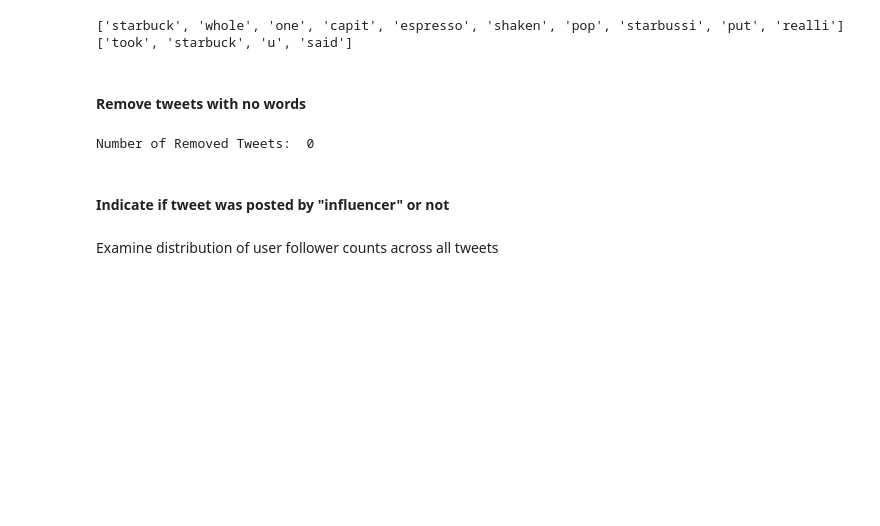
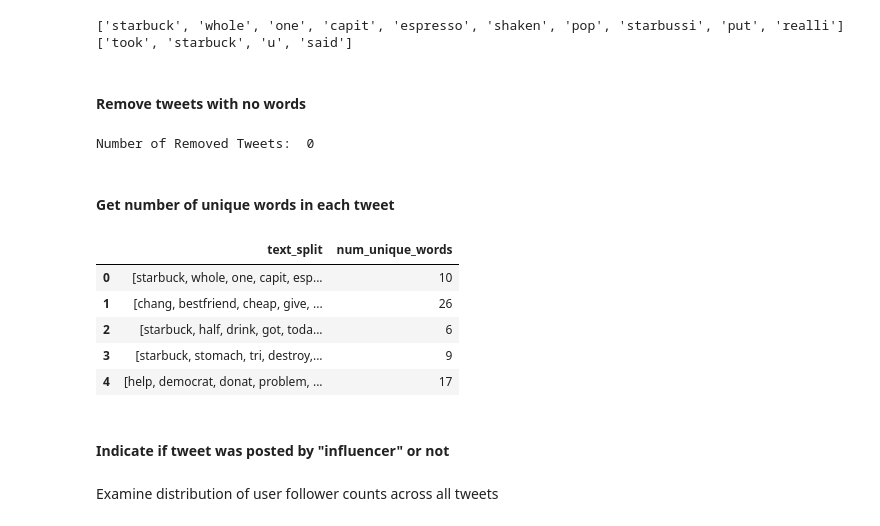
Before and after one commit to akaAnam/coffee-brand-analysis-ANLY645, a Jupyter notebook: Code/node_edge_creation.ipynb, the cells around one changed output. Saved outputs shown, nothing was run; the diff lists cells and outputs as text; code cells hidden in the pictures; blank space fills up the shorter version.

```diff
--- a/Code/node_edge_creation.ipynb
+++ b/Code/node_edge_creation.ipynb
@@ -76,6 +77,18 @@ combined.reset_index(inplace=True)
 print("Number of Removed Tweets: ", orig-len(combined))
 # %% [output]
 Number of Removed Tweets:  0
+# %% [markdown]
+#### Get number of unique words in each tweet
+# %%
+combined['num_unique_words'] = [len(combined['text_split'][i]) for i in range(len(combined))]
+combined[['text_split','num_unique_words']].head()
+# %% [output]
+|  | text_split | num_unique_words |
+| 0 | [starbuck, whole, one, capit, esp... | 10 |
+| 1 | [chang, bestfriend, cheap, give, ... | 26 |
+| 2 | [starbuck, half, drink, got, toda... | 6 |
+| 3 | [starbuck, stomach, tri, destroy,... | 9 |
+| 4 | [help, democrat, donat, problem, ... | 17 |
 # %% [markdown]
 #### Indicate if tweet was posted by "influencer" or not
 # %% [markdown]
```
Also changed, not shown: parts of 13 cells of this notebook, 4 other files.
